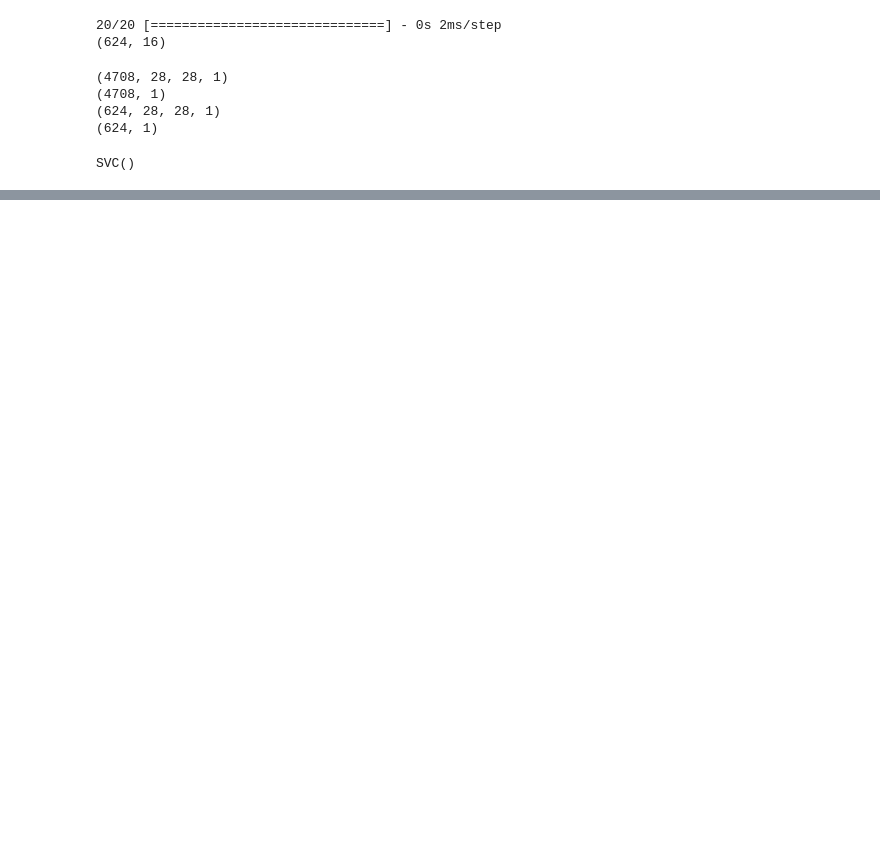
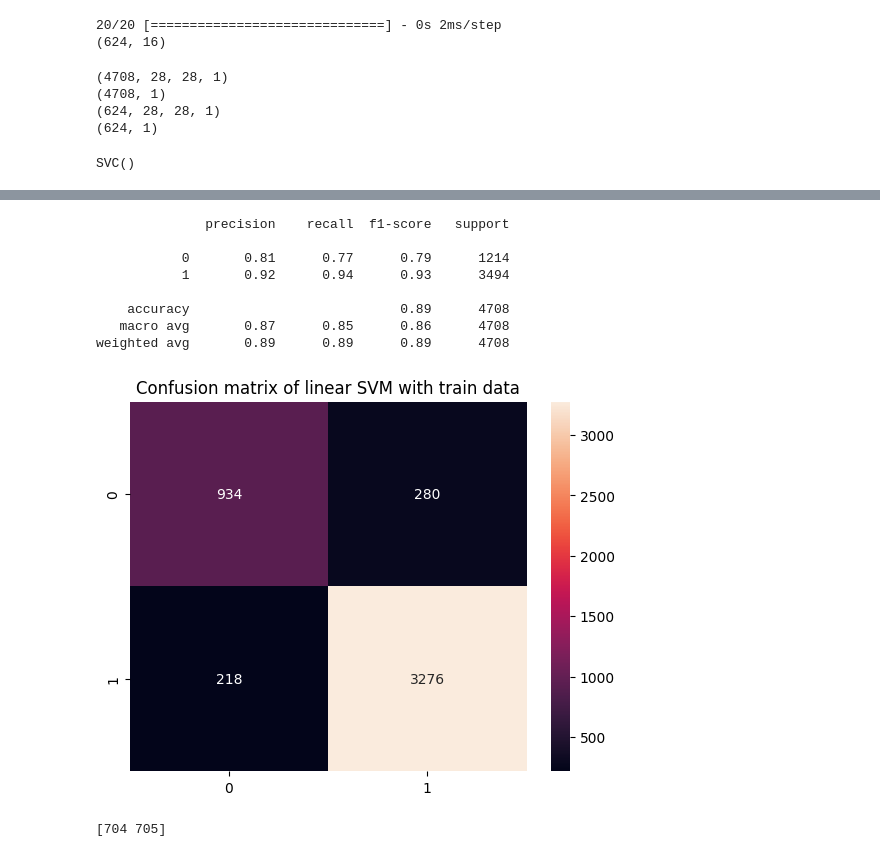
Before and after one commit to caesaretos/embed-svm-fhe, a Jupyter notebook: python/image-embeddings-pneumoniamnist.ipynb, the cells around one changed output, grey strips where cells are left out. Drawn from its saved outputs; the diff is of its cells as text; code cells hidden in the pictures; blank space fills up the shorter version.

Commit message:
model params

```diff
--- a/python/image-embeddings-pneumoniamnist.ipynb
+++ b/python/image-embeddings-pneumoniamnist.ipynb
@@ -166,0 +185,22 @@ Accuracy: 0.8525641025641025
+# %%
+y_pred_train = clf.predict(x_train)
+
+cm_train = confusion_matrix(y_train,y_pred_train)
+sns.heatmap(cm_train, annot=True, fmt='d').set_title('Confusion matrix of linear SVM with train data')
+
+print(classification_report(y_train,y_pred_train))
+# %% [output]
+              precision    recall  f1-score   support
+
+           0       0.81      0.77      0.79      1214
+           1       0.92      0.94      0.93      3494
+
+    accuracy                           0.89      4708
+   macro avg       0.87      0.85      0.86      4708
+weighted avg       0.89      0.89      0.89      4708
+[figure, added]
+# %%
+clf.get_params()
+print(clf.n_support_)
+# %% [output]
+[704 705]
```
Also changed, not shown: parts of 6 cells of this notebook, 6 other files.
